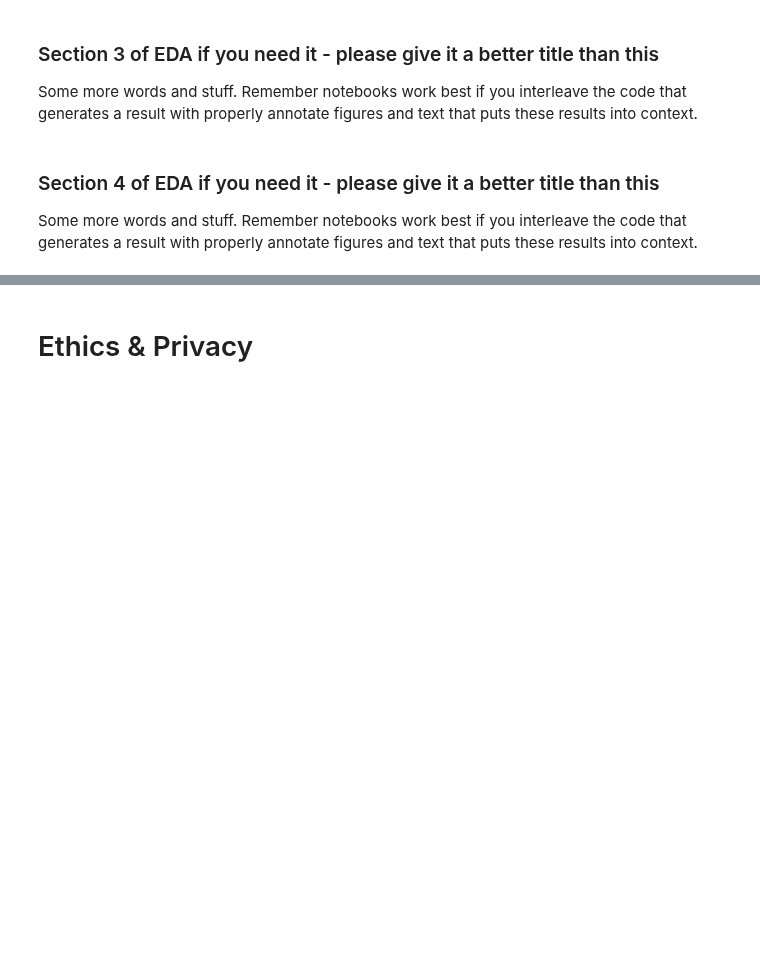
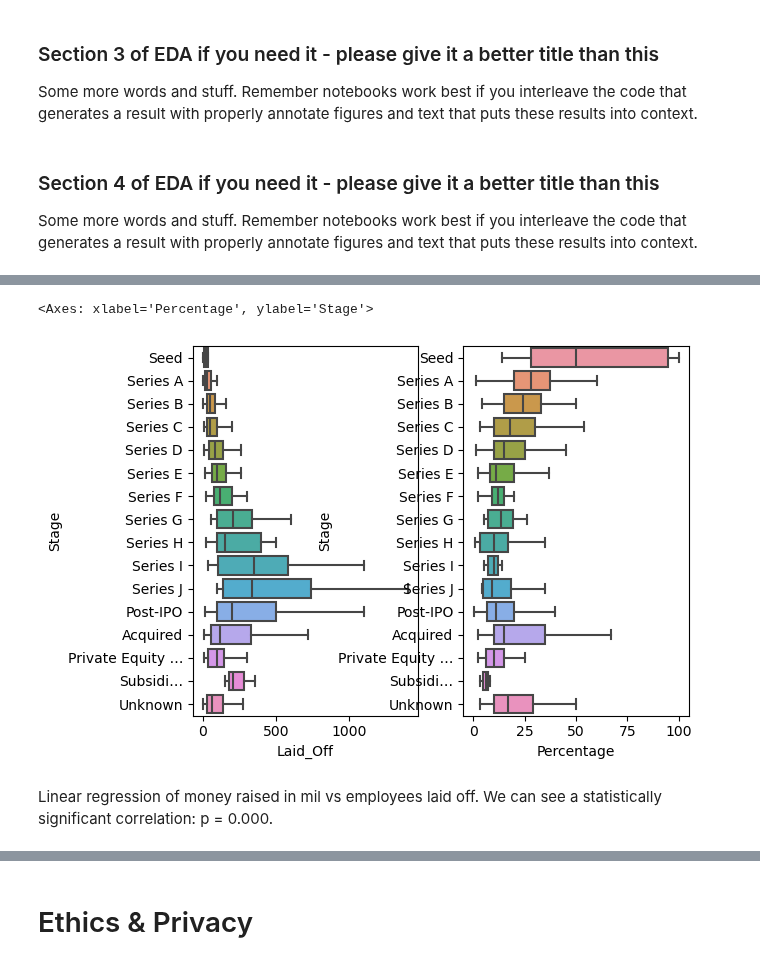
Before and after one commit to COGS108/Group019_WI24, a Jupyter notebook: EDACheckpoint_Group019_WI24.ipynb, the cells around one changed output, grey strips where cells are left out. Drawn from its saved outputs; the diff is of its cells as text; code cells hidden in the pictures; blank space fills up the shorter version.

```diff
--- a/EDACheckpoint_Group019_WI24.ipynb
+++ b/EDACheckpoint_Group019_WI24.ipynb
@@ -136,0 +185,9 @@ Some more words and stuff.  Remember notebooks work best if you interleave the c
+# %%
+f, axs = plt.subplots(1,2)
+sns.boxplot(y="Stage", x="Laid_Off", data=df, showfliers=False, ax = axs[0])
+sns.boxplot(y="Stage", x="Percentage", data=df, showfliers=False, ax = axs[1])
+# %% [output]
+<Axes: xlabel='Percentage', ylabel='Stage'>
+[figure, added]
+# %% [markdown]
+Linear regression of money raised in mil vs employees laid off. We can see a statistically significant correlation: p = 0.000.
```
Also changed, not shown: parts of 11 cells of this notebook.
